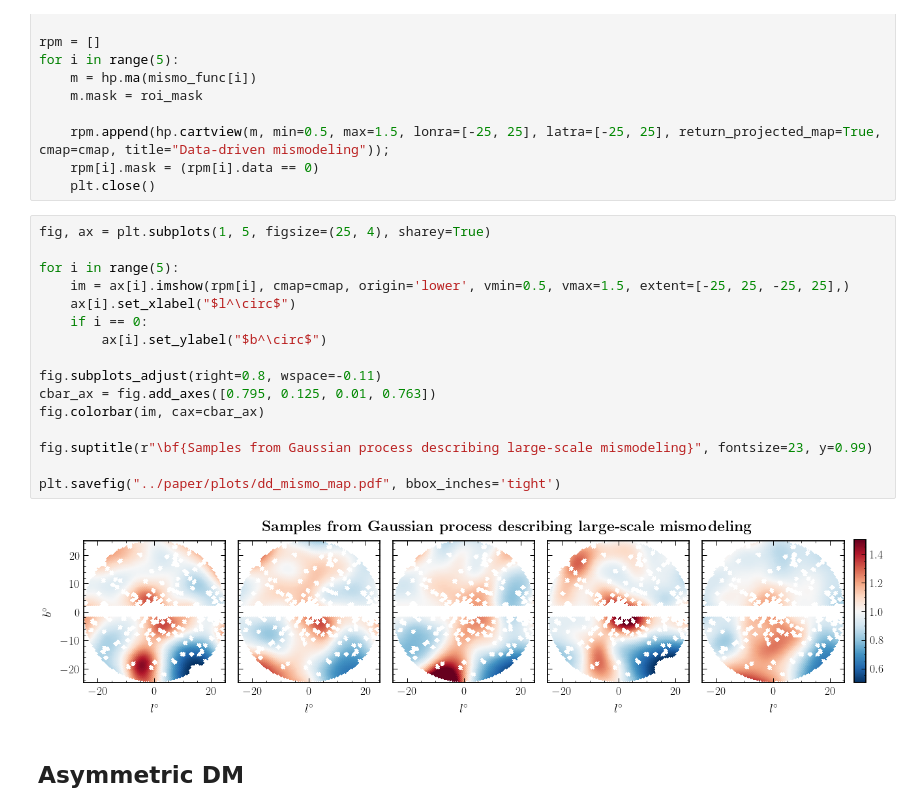
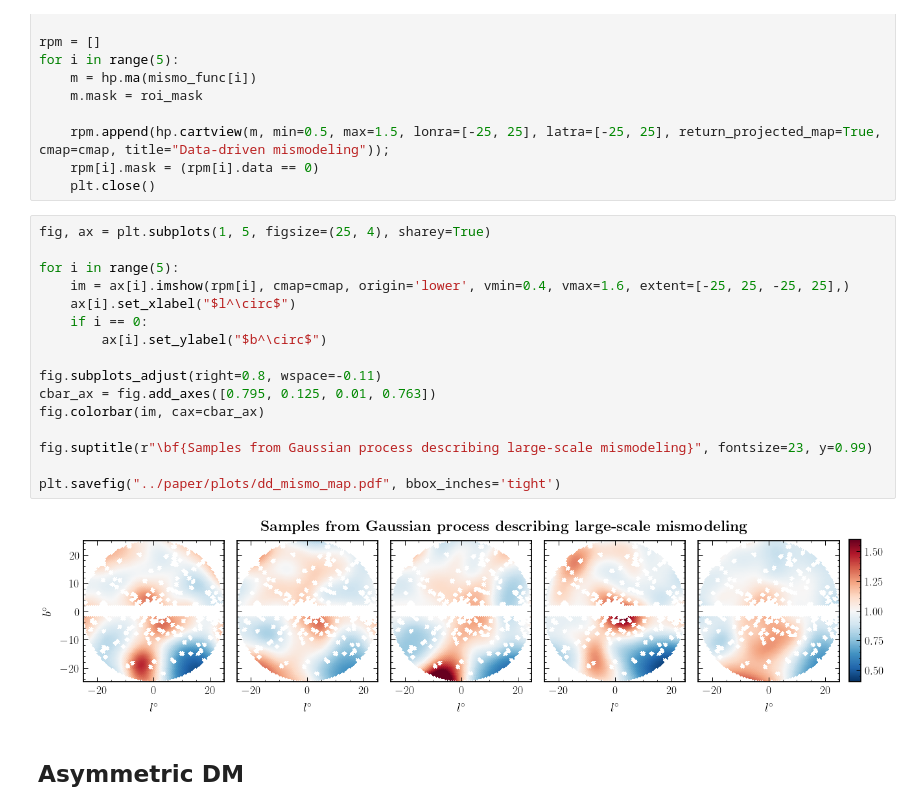
Before and after one commit to smsharma/fermi-gce-flows, a Jupyter notebook: notebooks/05_datasets.ipynb, the cells around one changed output. Saved outputs shown, nothing was run; the diff lists cells and outputs as text.

Commit message:
Change range in GP plot, minor notational change

```diff
--- a/notebooks/05_datasets.ipynb
+++ b/notebooks/05_datasets.ipynb
@@ -293,21 +290,21 @@ for i in range(5):
 # %%
 fig, ax = plt.subplots(1, 5, figsize=(25, 4), sharey=True)
 
 for i in range(5):
-    im = ax[i].imshow(rpm[i], cmap=cmap, origin='lower', vmin=0.5, vmax=1.5, extent=[-25, 25, -25, 25],)
+    im = ax[i].imshow(rpm[i], cmap=cmap, origin='lower', vmin=0.4, vmax=1.6, extent=[-25, 25, -25, 25],)
     ax[i].set_xlabel("$l^\circ$")
     if i == 0:
         ax[i].set_ylabel("$b^\circ$")
 
 fig.subplots_adjust(right=0.8, wspace=-0.11)
 cbar_ax = fig.add_axes([0.795, 0.125, 0.01, 0.763])
 fig.colorbar(im, cax=cbar_ax)
 
 fig.suptitle(r"\bf{Samples from Gaussian process describing large-scale mismodeling}", fontsize=23, y=0.99)
 
 plt.savefig("../paper/plots/dd_mismo_map.pdf", bbox_inches='tight')
 # %% [output]
-[figure, old version]
+[figure, new version]
 # %% [markdown]
 ## Asymmetric DM
 # %%
```
Also changed, not shown: parts of 1 cell of this notebook, 3 other files.
